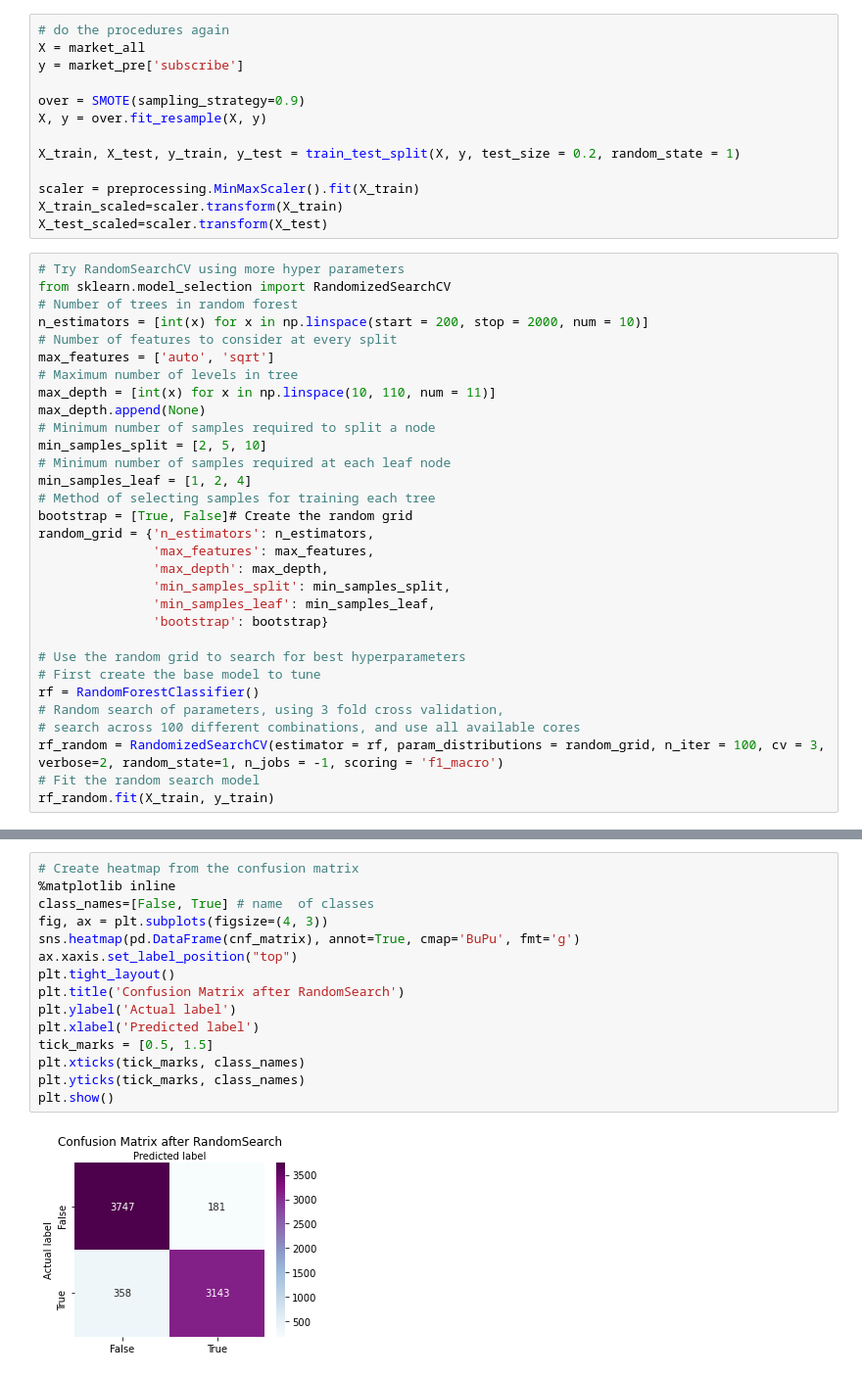
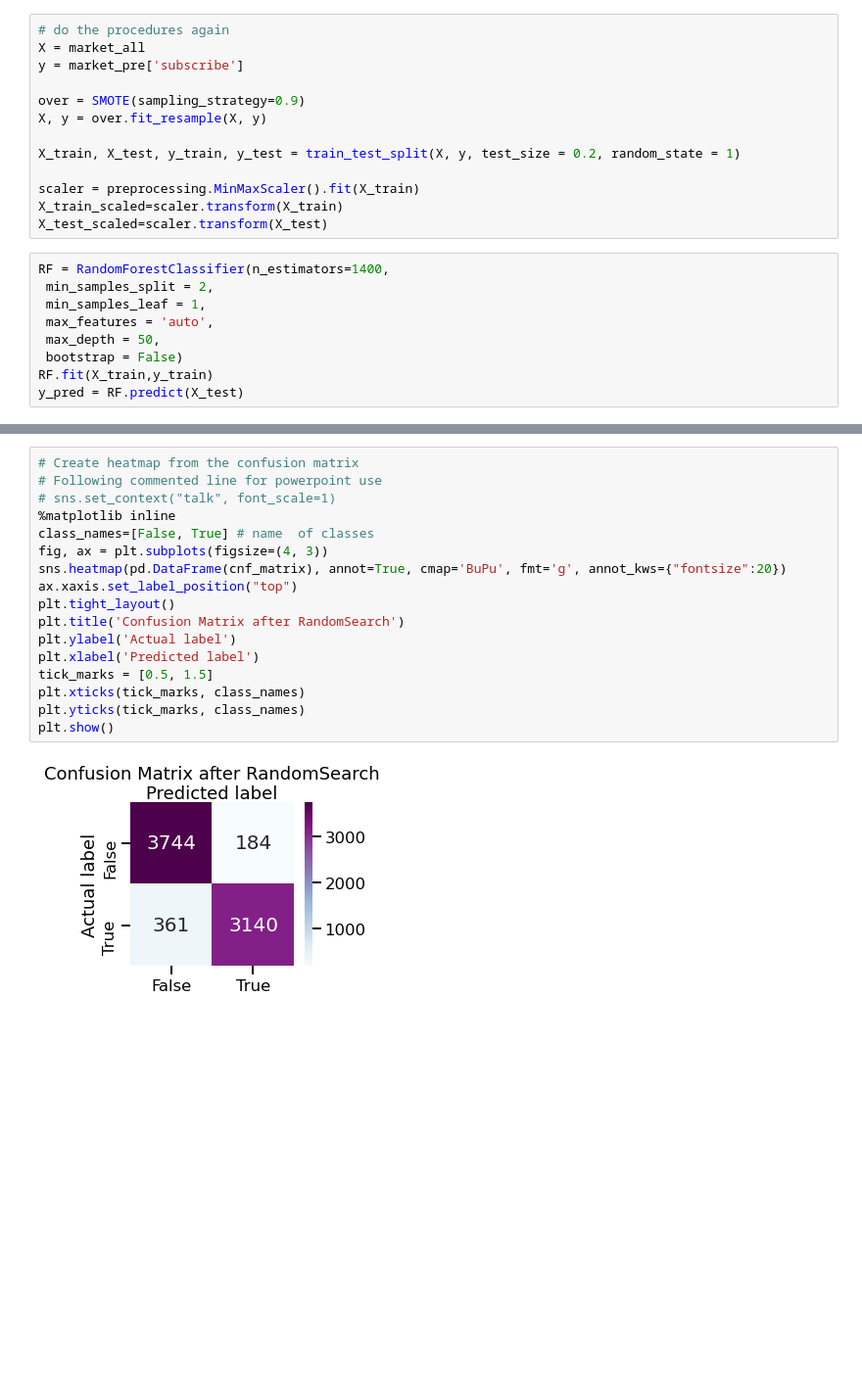
Before and after one commit to mengyanl/DirectMarketing, a Jupyter notebook: NoteBook/Metrics.ipynb, the cells around one changed output, grey strips where cells are left out. Shown at 98% size. Cells and saved outputs as stored; diff of their text form; blank space fills up the shorter version.

```diff
--- a/NoteBook/Metrics.ipynb
+++ b/NoteBook/Metrics.ipynb
@@ -94,33 +94,11 @@ scaler = preprocessing.MinMaxScaler().fit(X_train)
 X_train_scaled=scaler.transform(X_train)
 X_test_scaled=scaler.transform(X_test)
 # %%
-# Try RandomSearchCV using more hyper parameters
-from sklearn.model_selection import RandomizedSearchCV
-# Number of trees in random forest
-n_estimators = [int(x) for x in np.linspace(start = 200, stop = 2000, num = 10)]
-# Number of features to consider at every split
-max_features = ['auto', 'sqrt']
-# Maximum number of levels in tree
-max_depth = [int(x) for x in np.linspace(10, 110, num = 11)]
-max_depth.append(None)
-# Minimum number of samples required to split a node
-min_samples_split = [2, 5, 10]
-# Minimum number of samples required at each leaf node
-min_samples_leaf = [1, 2, 4]
-# Method of selecting samples for training each tree
-bootstrap = [True, False]# Create the random grid
-random_grid = {'n_estimators': n_estimators,
-               'max_features': max_features,
-               'max_depth': max_depth,
-               'min_samples_split': min_samples_split,
-               'min_samples_leaf': min_samples_leaf,
-               'bootstrap': bootstrap}
-
-# Use the random grid to search for best hyperparameters
-# First create the base model to tune
-rf = RandomForestClassifier()
-# Random search of parameters, using 3 fold cross validation,
-# search across 100 different combinations, and use all available cores
-rf_random = RandomizedSearchCV(estimator = rf, param_distributions = random_grid, n_iter = 100, cv = 3, verbose=2, random_state=1, n_jobs = -1, scoring = 'f1_macro')
-# Fit the random search model
-rf_random.fit(X_train, y_train)
+RF = RandomForestClassifier(n_estimators=1400,
+ min_samples_split = 2,
+ min_samples_leaf = 1,
+ max_features = 'auto',
+ max_depth = 50,
+ bootstrap = False)
+RF.fit(X_train,y_train)
+y_pred = RF.predict(X_test)
@@ -167,17 +118,19 @@ f1_macro_random:  0.9269637105912469
 # %%
 # Create heatmap from the confusion matrix
+# Following commented line for powerpoint use
+# sns.set_context("talk", font_scale=1)
 %matplotlib inline
 class_names=[False, True] # name  of classes
 fig, ax = plt.subplots(figsize=(4, 3))
-sns.heatmap(pd.DataFrame(cnf_matrix), annot=True, cmap='BuPu', fmt='g')
+sns.heatmap(pd.DataFrame(cnf_matrix), annot=True, cmap='BuPu', fmt='g', annot_kws={"fontsize":20})
 ax.xaxis.set_label_position("top")
 plt.tight_layout()
 plt.title('Confusion Matrix after RandomSearch')
 plt.ylabel('Actual label')
 plt.xlabel('Predicted label')
 tick_marks = [0.5, 1.5]
 plt.xticks(tick_marks, class_names)
 plt.yticks(tick_marks, class_names)
 plt.show()
 # %% [output]
-[figure, old version]
+[figure, new version]
```
Also changed, not shown: parts of 6 cells of this notebook, 4 other files.
